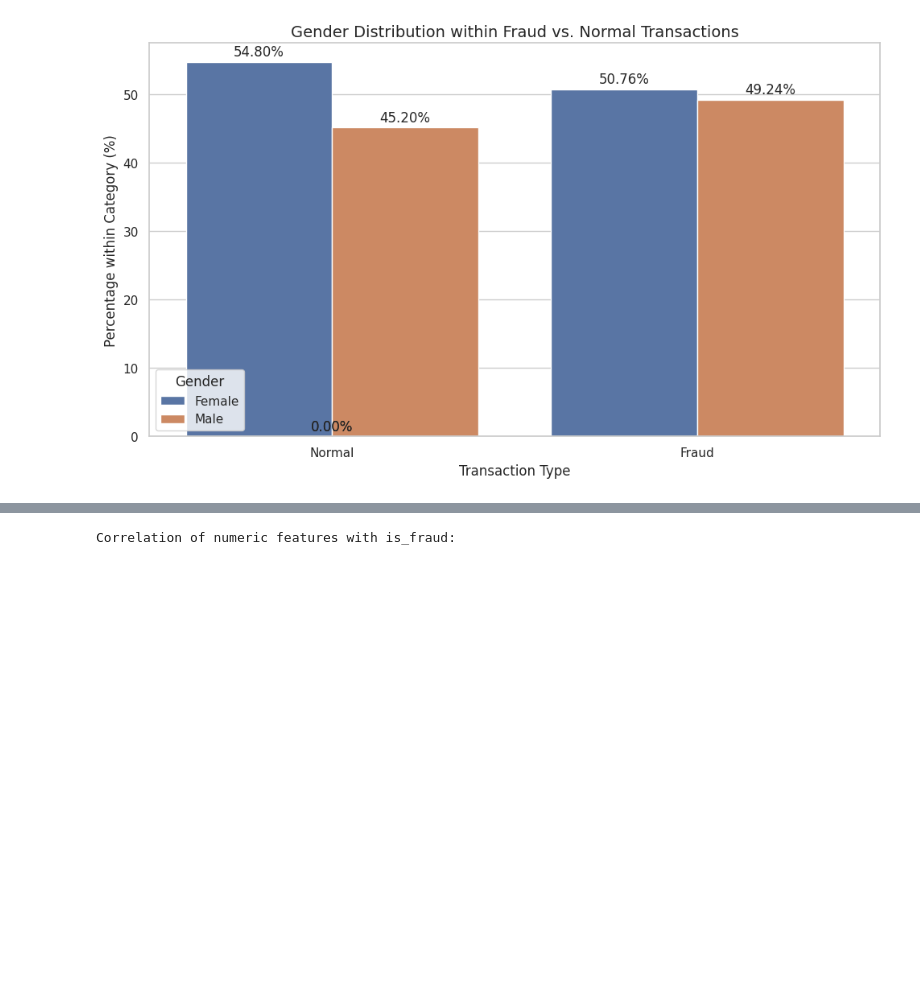
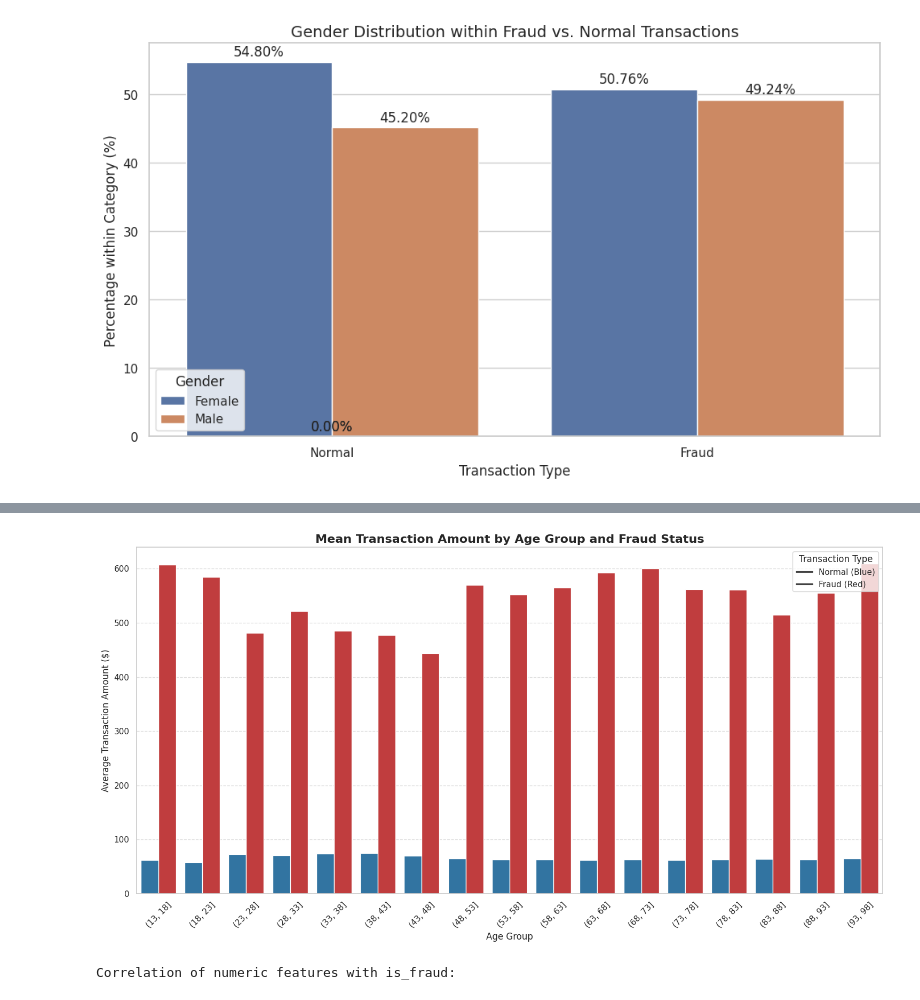
Before and after one commit to danieligelnik/CCFraudProject, a Jupyter notebook: DS_project.ipynb, the cells around one changed output, grey strips where cells are left out. Saved outputs shown, nothing was run; the diff lists cells and outputs as text; code cells hidden in the pictures; blank space fills up the shorter version.

```diff
--- a/DS_project.ipynb
+++ b/DS_project.ipynb
@@ -540,2 +646,29 @@ plt.show()
+# %%
+import matplotlib.pyplot as plt
+import seaborn as sns
+
+# Create age bins (e.g., every 5 years)
+bins = list(range(int(df_cards['age'].min()), int(df_cards['age'].max()) + 5, 5))
+df_cards['age_group'] = pd.cut(df_cards['age'], bins=bins)
+
+# Calculate mean amount by age group and fraud status
+df_age_group_amt = df_cards.groupby(['age_group', 'is_fraud'], observed=False)['amt'].mean().reset_index()
+
+plt.figure(figsize=(15, 8))
+sns.barplot(data=df_age_group_amt, x='age_group', y='amt', hue='is_fraud', palette=['#1f77b4', '#d62728'])
+
+plt.title('Mean Transaction Amount by Age Group and Fraud Status', fontsize=16, fontweight='bold')
+plt.xlabel('Age Group', fontsize=12)
+plt.ylabel('Average Transaction Amount ($)', fontsize=12)
+plt.legend(title='Transaction Type', labels=['Normal (Blue)', 'Fraud (Red)'])
+plt.xticks(rotation=45)
+plt.grid(True, axis='y', linestyle='--', alpha=0.6)
+plt.tight_layout()
+plt.show()
+
+# Remove temporary column
+df_cards.drop(columns=['age_group'], inplace=True)
+# %% [output]
+[figure, added]
 # %%
 # Select only numeric columns and remove 'Unnamed: 0'
```
Also changed, not shown: parts of 10 cells of this notebook.
